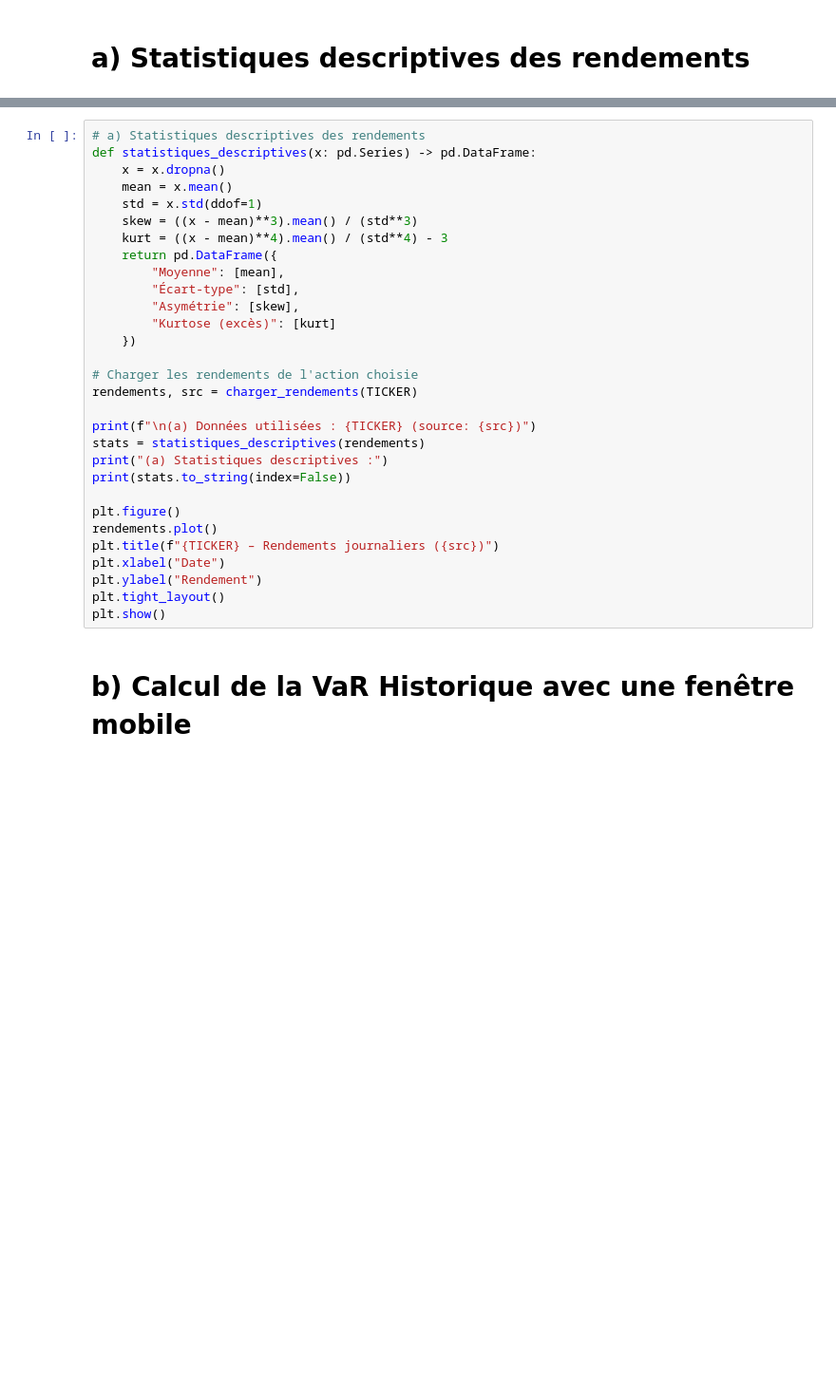
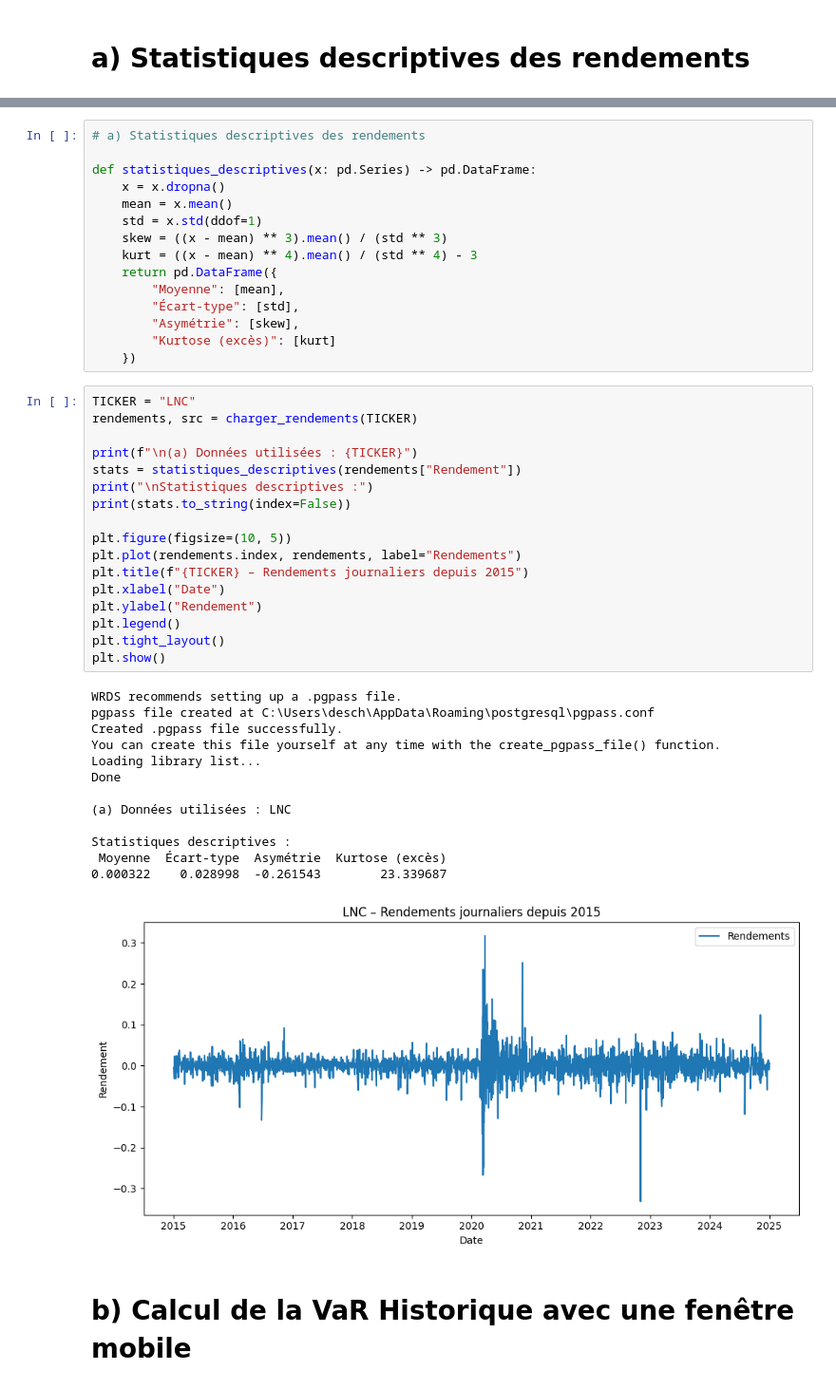
Before and after one commit to VincentD1209/TP1-ECONO, a Jupyter notebook: TP1 Q4.ipynb, the cells around one changed output, grey strips where cells are left out. Shown at 95% size. Saved outputs shown, nothing was run; the diff lists cells and outputs as text; blank space fills up the shorter version.

```diff
--- a/TP1 Q4.ipynb
+++ b/TP1 Q4.ipynb
@@ -60,33 +58,49 @@ def fetch_returns_wrds(ticker: str, start=START, end=END):
 # %%
 # a) Statistiques descriptives des rendements
+
 def statistiques_descriptives(x: pd.Series) -> pd.DataFrame:
     x = x.dropna()
     mean = x.mean()
     std = x.std(ddof=1)
-    skew = ((x - mean)**3).mean() / (std**3)
-    kurt = ((x - mean)**4).mean() / (std**4) - 3
+    skew = ((x - mean) ** 3).mean() / (std ** 3)
+    kurt = ((x - mean) ** 4).mean() / (std ** 4) - 3
     return pd.DataFrame({
         "Moyenne": [mean],
         "Écart-type": [std],
         "Asymétrie": [skew],
         "Kurtose (excès)": [kurt]
     })
-
-# Charger les rendements de l'action choisie
-rendements, src = charger_rendements(TICKER)
-
-print(f"\n(a) Données utilisées : {TICKER} (source: {src})")
-stats = statistiques_descriptives(rendements)
-print("(a) Statistiques descriptives :")
-print(stats.to_string(index=False))
-
-plt.figure()
-rendements.plot()
-plt.title(f"{TICKER} – Rendements journaliers ({src})")
-plt.xlabel("Date")
-plt.ylabel("Rendement")
-plt.tight_layout()
-plt.show()
+# %%
+TICKER = "LNC"
+rendements, src = charger_rendements(TICKER)
+
+print(f"\n(a) Données utilisées : {TICKER}")
+stats = statistiques_descriptives(rendements["Rendement"])
+print("\nStatistiques descriptives :")
+print(stats.to_string(index=False))
+
+plt.figure(figsize=(10, 5))
+plt.plot(rendements.index, rendements, label="Rendements")
+plt.title(f"{TICKER} – Rendements journaliers depuis 2015")
+plt.xlabel("Date")
+plt.ylabel("Rendement")
+plt.legend()
+plt.tight_layout()
+plt.show()
+# %% [output]
+WRDS recommends setting up a .pgpass file.
+pgpass file created at C:\Users\desch\AppData\Roaming\postgresql\pgpass.conf
+Created .pgpass file successfully.
+You can create this file yourself at any time with the create_pgpass_file() function.
+Loading library list...
+Done
+
+(a) Données utilisées : LNC
+
+Statistiques descriptives :
+ Moyenne  Écart-type  Asymétrie  Kurtose (excès)
+0.000322    0.028998  -0.261543        23.339687
+[figure, added]
 # %% [markdown]
 # b) Calcul de la VaR Historique avec une fenêtre mobile
 # %%
```
Also changed, not shown: parts of 9 cells of this notebook, 2 other files.
